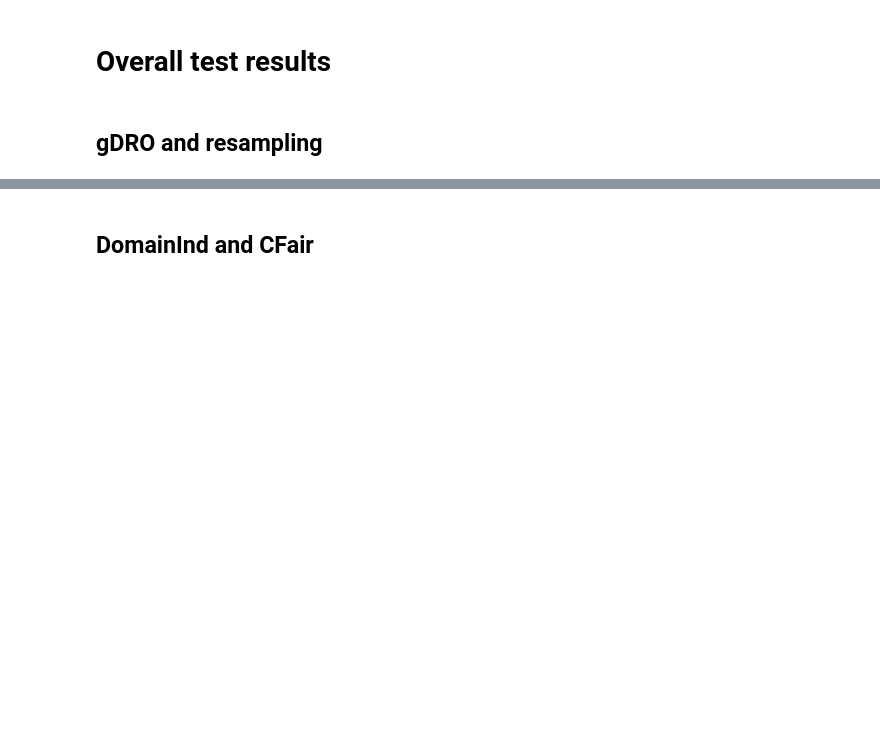
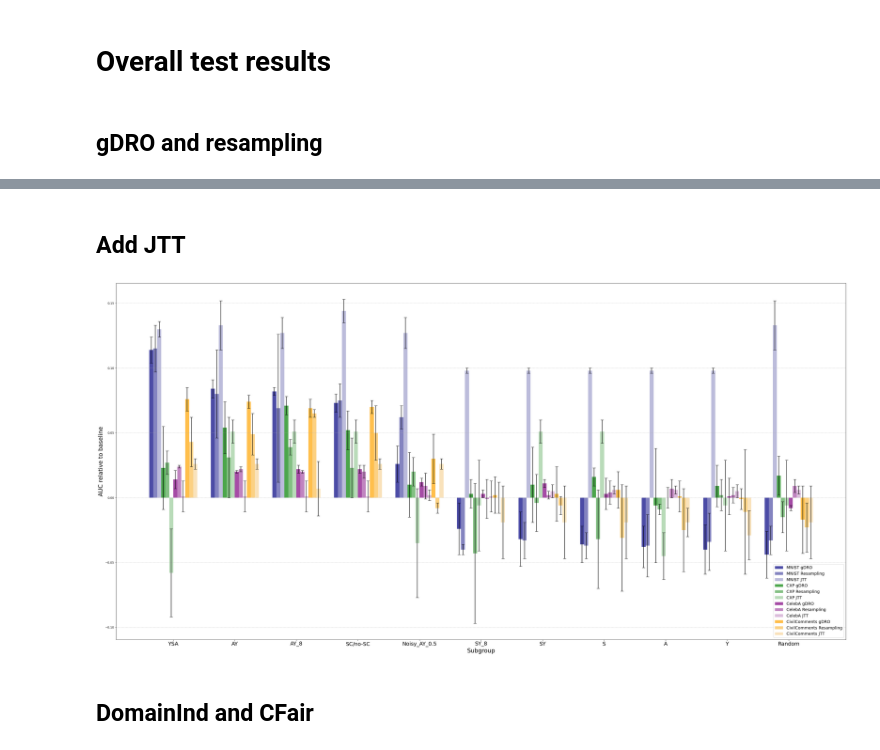
Before and after one commit to anissa218/subgroups_bias_mit, a Jupyter notebook: notebooks/Comparative Analysis.ipynb, the cells around one changed output, grey strips where cells are left out. Cells and saved outputs as stored; diff of their text form; code cells hidden in the pictures; blank space fills up the shorter version.

```diff
--- a/notebooks/Comparative Analysis.ipynb
+++ b/notebooks/Comparative Analysis.ipynb
@@ -117,0 +179,2 @@ plt.show()
+# %% [markdown]
+## Add JTT
@@ -118,3 +223,69 @@ plt.show()
+# %%
+# Parse data
+subgroups = mnist_df.index
+
+def parse_all(dataset_df, baseline_df):
+    gDRO_aucs, gDRO_stds = parse_auc_std(dataset_df["gDRO"])
+    resampling_aucs, resampling_stds = parse_auc_std(dataset_df["Resampling"])
+    jtt_aucs, jtt_stds = parse_auc_std(dataset_df["JTT"])
+    baseline_auc = parse_auc_std(baseline_df)[0][0]
+    return {
+        "gDRO": (gDRO_aucs - baseline_auc, gDRO_stds),
+        "Resampling": (resampling_aucs - baseline_auc, resampling_stds),
+        "JTT": (jtt_aucs - baseline_auc, jtt_stds),
+    }
+
+mnist = parse_all(mnist_df, mnist_baseline_df)
+cxp = parse_all(cxp_df, cxp_baseline_df)
+celeba = parse_all(celeba_df, celeba_baseline_df)
+civilcomments = parse_all(civilcomments_df, civilcomments_baseline_df)
+
+mnist_colors = sns.light_palette("navy", n_colors=4, reverse=True)
+cxp_colors = sns.light_palette("green", n_colors=4, reverse=True)
+celeba_colors = sns.light_palette("purple", n_colors=4, reverse=True)
+civilcomments_colors = sns.light_palette("orange", n_colors=4, reverse=True)
+mnist_colors = mnist_colors[:3]
+cxp_colors = cxp_colors[:3]
+celeba_colors = celeba_colors[:3]
+civilcomments_colors = civilcomments_colors[:3]
+
+num_bars = 12
+x = np.arange(len(subgroups))
+width = 0.065
+total_width = width * num_bars
+offsets = np.linspace(-total_width / 2 + width / 2, total_width / 2 - width / 2, num_bars)
+
+fig, ax = plt.subplots(figsize=(36, 18))
+
+datasets = [
+    (mnist, "MNIST", mnist_colors),
+    (cxp, "CXP", cxp_colors),
+    (celeba, "CelebA", celeba_colors),
+    (civilcomments, "CivilComments", civilcomments_colors),
+]
+
+for i, (data, name, color_set) in enumerate(datasets):
+    for j, method in enumerate(["gDRO", "Resampling", "JTT"]):
+        aucs, stds = data[method]
+        bar_idx = i * 3 + j
+        ax.bar(
+            x + offsets[bar_idx], aucs, width, yerr=stds,
+            label=f"{name} {method}", color=color_set[j],
+            alpha=0.7, capsize=5
+        )
+
+ax.set_xlabel("Subgroup", fontsize=20)
+ax.set_ylabel("AUC relative to baseline", fontsize=20)
+ax.set_xticks(x)
+ax.set_xticklabels(subgroups, rotation=0, fontsize=18)
+ax.legend(fontsize=14, loc="best")
+ax.grid(axis="y", linestyle="--", alpha=0.7)
+plt.tight_layout()
+plt.savefig("plots/unbiased_generalisation_auc_gdro_resampling_jtt_mnist_cxp_celeba_civilcomments.pdf", format="pdf", bbox_inches="tight")
+# plt.title('Unbiased generalisation performance depending on subgroup for groupDRO, resampling, and JTT on MNIST, CXP, CelebA, and CivilComments', fontsize=22)
+plt.show()
+# %% [output]
+[figure, added]
 # %% [markdown]
 ## DomainInd and CFair
 # %%
```
Also changed, not shown: parts of 16 cells of this notebook, 27 other files.
